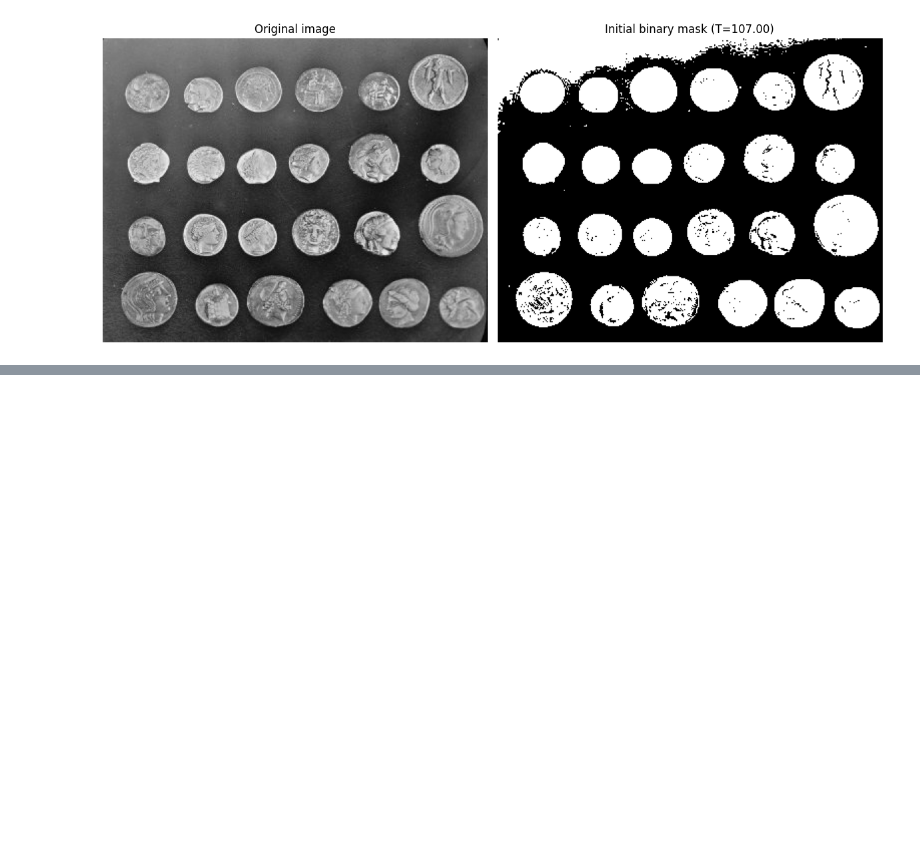
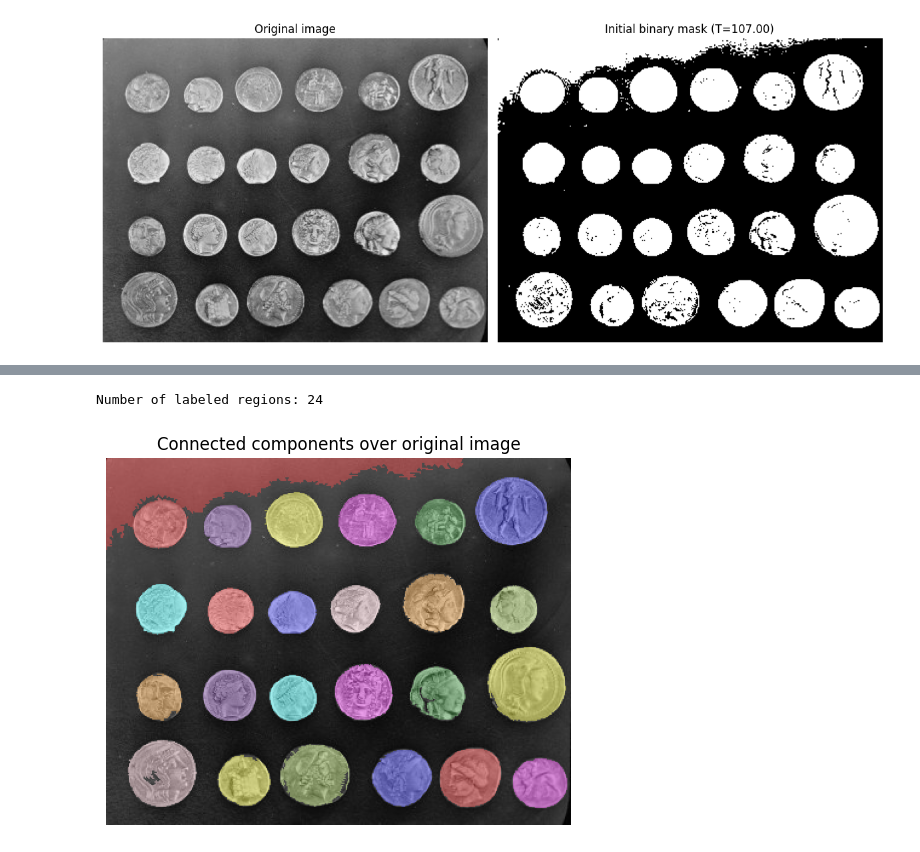
Before and after one commit to peterzm/ai-imaging-portfolio, a Jupyter notebook: 04_segmentation/notebooks/05_scientific_image_segmentation_pipeline.ipynb, the cells around one changed output, grey strips where cells are left out. Cells and saved outputs as stored; diff of their text form; code cells hidden in the pictures; blank space fills up the shorter version.

```diff
--- a/04_segmentation/notebooks/05_scientific_image_segmentation_pipeline.ipynb
+++ b/04_segmentation/notebooks/05_scientific_image_segmentation_pipeline.ipynb
@@ -119,0 +139,18 @@ Otsu threshold: 107.00
+# %%
+"""
+Etiquedato de componentes concetados
+Una vez que la mascara esta limpia, definimos las conecciones individuales
+"""
+labels = measure.label(clean_mask, connectivity=2)
+
+print(f"Number of labeled regions: {labels.max()}")
+
+show_image(
+    color.label2rgb(labels, image=image, bg_label=0),
+    "Connected components over original image",
+    cmap=None,
+    save_path="../figures/figures_segmantation_pipeline/05_labeled_regions_overlay.png"
+)
+# %% [output]
+Number of labeled regions: 24
+[figure, added]
```
Also changed, not shown: parts of 4 cells of this notebook, 4 other files.
